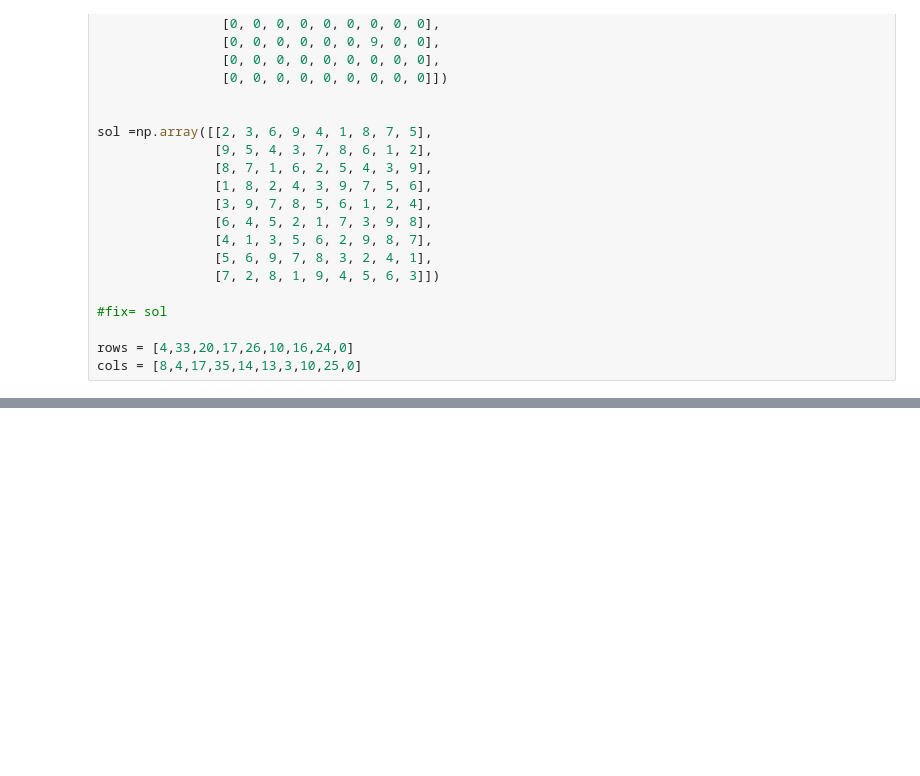
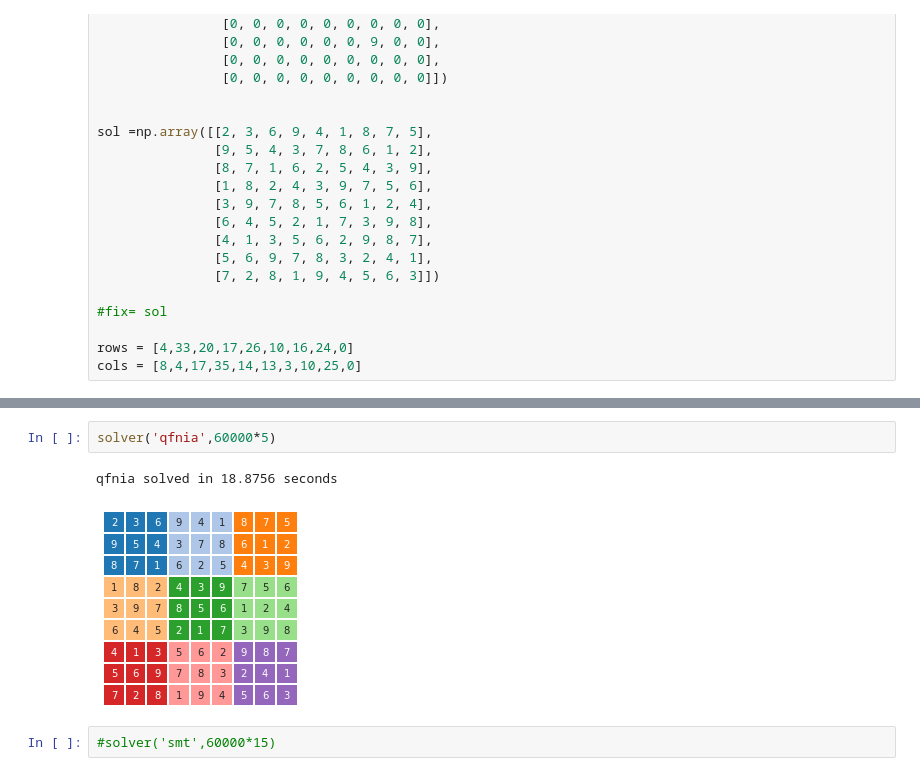
Before and after one commit to gowen100/Public-Code, a Jupyter notebook: Sudoku-sandwich.ipynb, the cells around one changed output, grey strips where cells are left out. Cells and saved outputs as stored; diff of their text form; blank space fills up the shorter version.

```diff
--- a/Sudoku-sandwich.ipynb
+++ b/Sudoku-sandwich.ipynb
@@ -85,0 +89,7 @@ Solved in 29.0856 seconds
+# %%
+solver('qfnia',60000*5)
+# %% [output]
+qfnia solved in 18.8756 seconds
+[figure, added]
+# %%
+#solver('smt',60000*15)
```
Also changed, not shown: parts of 8 cells of this notebook.
